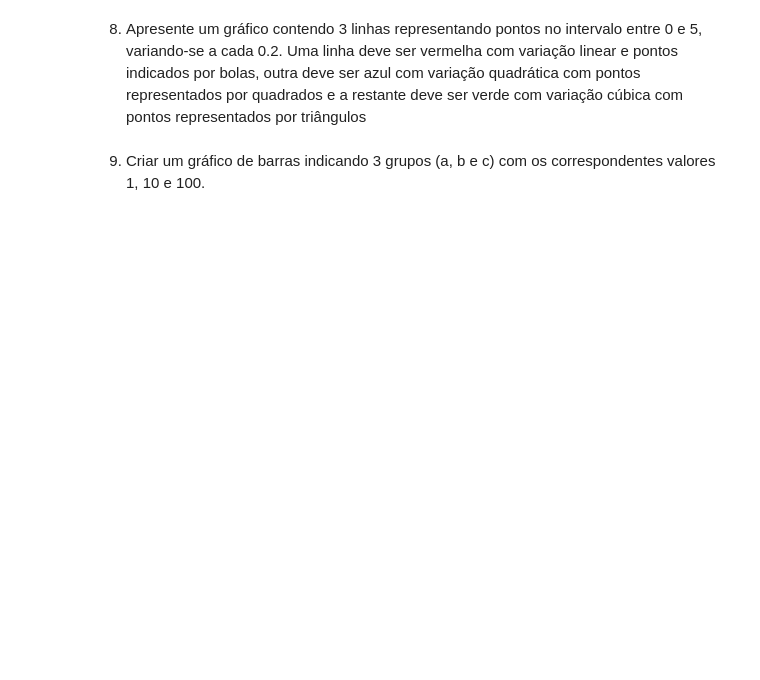
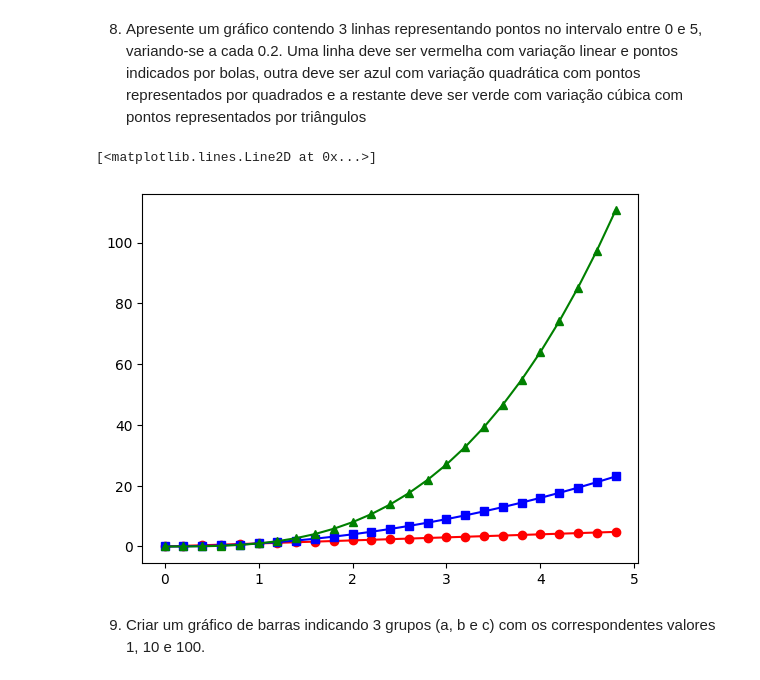
Before and after one commit to tucozz/ufes-IA, a Jupyter notebook: lab/aula_2.ipynb, the cells around one changed output. Saved outputs shown, nothing was run; the diff lists cells and outputs as text; code cells hidden in the pictures; blank space fills up the shorter version.

```diff
--- a/lab/aula_2.ipynb
+++ b/lab/aula_2.ipynb
@@ -25,4 +147,13 @@ lista 2: 11, 13, 13, 6, 11, 11, 9, 13, 13, 11, 13, 11, 13, 13, 6, 11, 11, 11, 13
 # %% [markdown]
 8) Apresente um gráfico contendo 3 linhas representando pontos no intervalo entre 0 e 5, variando-se a cada 0.2. Uma linha deve ser vermelha com variação linear e pontos indicados por bolas, outra deve ser azul com variação quadrática com pontos representados por quadrados e a restante deve ser verde com variação cúbica com pontos representados por triângulos
+# %%
+time = np.arange(0, 5, 0.2)
+
+plt.plot(time, time, 'r', marker='o')
+plt.plot(time, time**2, 'b', marker='s')
+plt.plot(time, time**3, 'g', marker='^')
+# %% [output]
+[<matplotlib.lines.Line2D at 0x...>]
+[figure, added]
 # %% [markdown]
 9) Criar um gráfico de barras indicando 3 grupos (a, b e c) com os correspondentes valores 1, 10 e 100.
```
Also changed, not shown: parts of 19 cells of this notebook.
